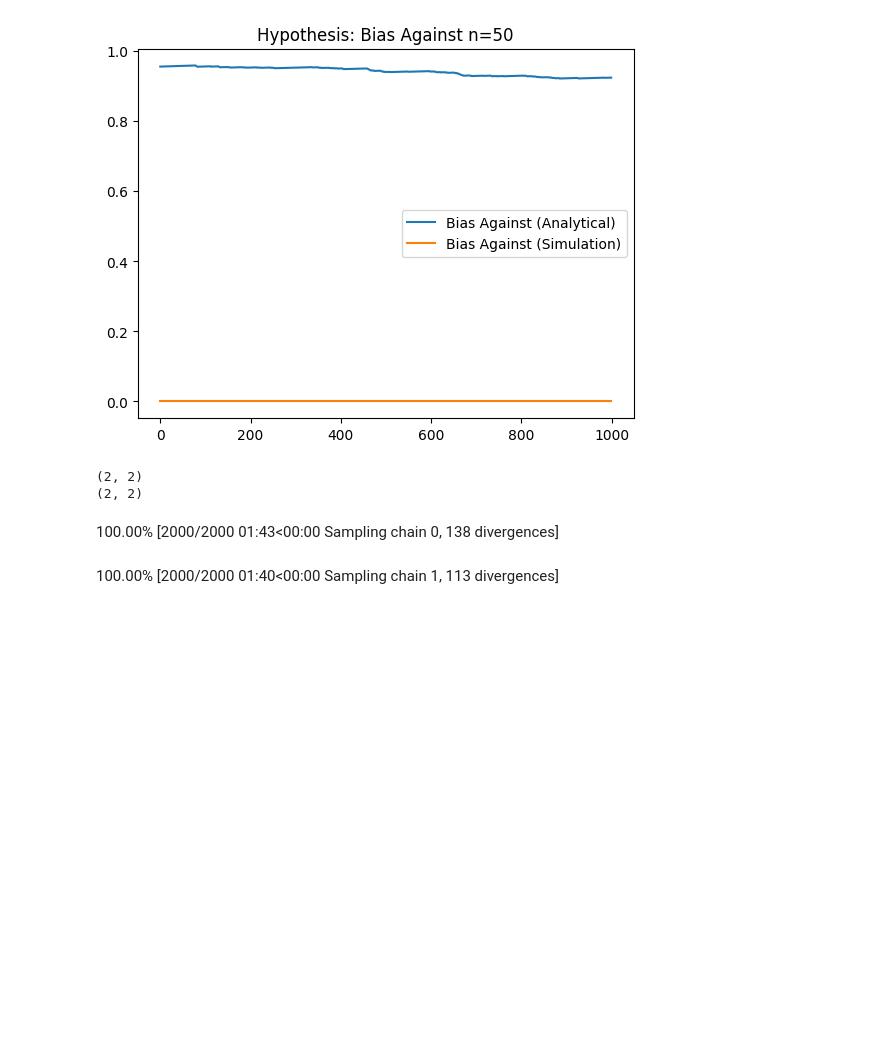
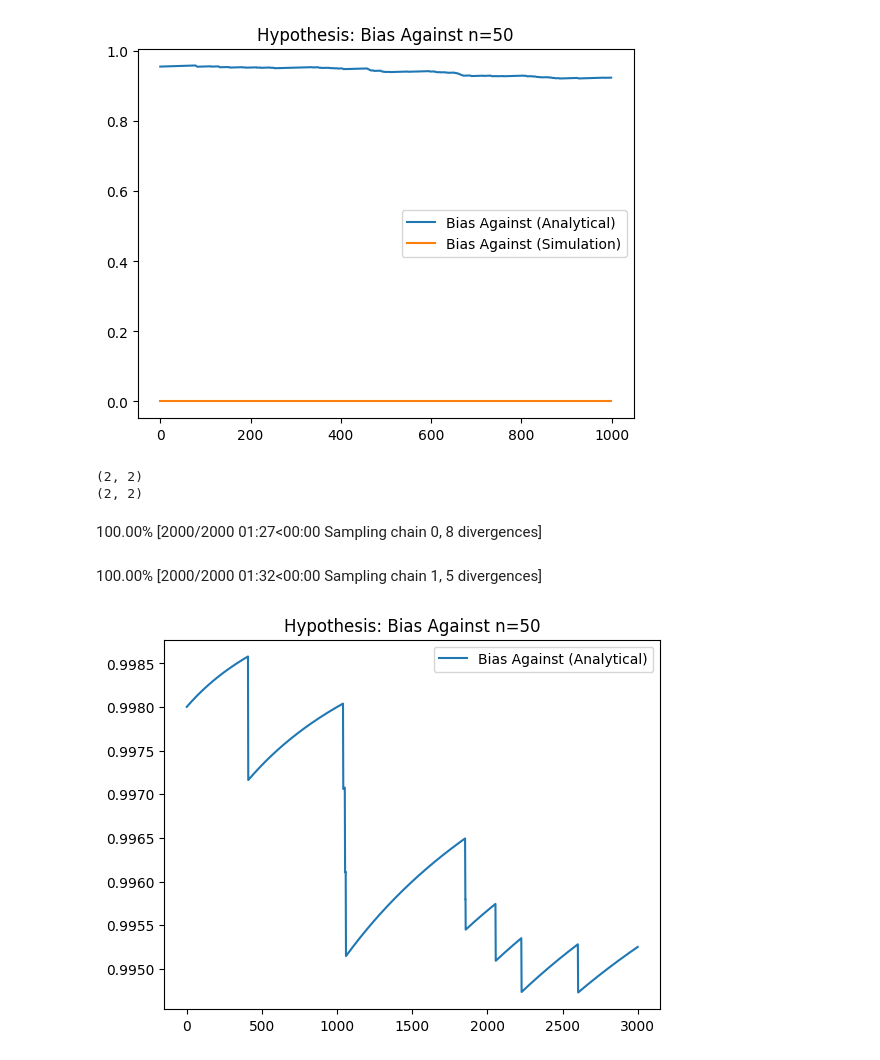
Before and after one commit to javmencia/RelativeBelief, a Jupyter notebook: RegressionModel.ipynb, the cells around one changed output. Saved outputs shown, nothing was run; the diff lists cells and outputs as text; code cells hidden in the pictures; blank space fills up the shorter version.

```diff
--- a/RegressionModel.ipynb
+++ b/RegressionModel.ipynb
@@ -164,7 +164,7 @@ with pm.Model() as model:
     print(np.linalg.inv(np.dot(X_transpose, np.dot(Sigma_inv, X))).shape)
 
     cov_beta_post = np.linalg.inv(np.dot(X_transpose, np.dot(Sigma_inv, X))) #+ Sigma_beta_inv
-    mean_beta_post = np.dot(cov_beta_post, np.dot(X_transpose, np.dot(Sigma_inv, y)) + Sigma_beta_inv * true_beta)
+    mean_beta_post = np.dot(cov_beta_post, np.dot(X_transpose, np.dot(Sigma_inv, y)) )# + Sigma_beta_inv * true_beta)
     posterior_beta = pm.Deterministic("posterior_beta", pm.logp(pm.MvNormal.dist(mu=mean_beta_post, cov=cov_beta_post, shape=p), beta))
 
 
@@ -182,5 +182,36 @@ with pm.Model() as model:
 # %% [output]
 (2, 2)
 (2, 2)
-100.00% [2000/2000 01:43<00:00 Sampling chain 0, 138 divergences]
+100.00% [2000/2000 01:27<00:00 Sampling chain 0, 8 divergences]
-100.00% [2000/2000 01:40<00:00 Sampling chain 1, 113 divergences]
+100.00% [2000/2000 01:32<00:00 Sampling chain 1, 5 divergences]
+# %%
+# Calculate the bias against the prior hypothesis
+bias_against = idata.posterior["logRB_prior_pd"].values.ravel() <= 0
+t = bias_against.shape[0]
+burn = 1000
+bias_against_mci = bias_against.cumsum() / np.arange(1, t+1)
+
+# Extract posterior samples for simulation
+beta_samples = idata.posterior['beta'][:, :, 0].values.ravel()[:1000]  # Use 1000 samples
+x_samples = idata.posterior['y_'].values  # Shape (chains, draws, n)
+
+# Compute log likelihoods for all samples at once
+marginal_likelihoods = normal_logp_np(x_samples[:, :, :, np.newaxis], beta_samples, 1).sum(axis=2)
+
+# Average the likelihoods over the samples
+log_marginal_likelihoods = np.log(np.exp(marginal_likelihoods).mean(axis=-1)).ravel()
+
+# Compute biases
+likelihood_prior_pd = idata.posterior['likelihood_prior_pd'].values.ravel()
+
+bias_against_ml = (likelihood_prior_pd - log_marginal_likelihoods) <= 0
+
+bias_against_ml_mci = bias_against_ml.cumsum() / np.arange(1, len(bias_against_ml) + 1)
+
+plt.plot(bias_against_mci[burn:], label='Bias Against (Analytical)')
+#plt.plot(bias_against_ml_mci[burn:], label='Bias Against (Simulation)')
+plt.title("Hypothesis: Bias Against n={}".format(n))
+plt.legend()
+plt.show()
+# %% [output]
+[figure, added]
```
Also changed, not shown: parts of 3 cells of this notebook.
